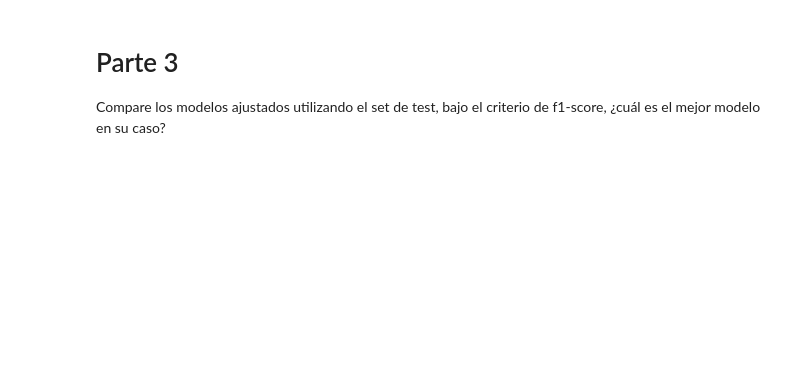
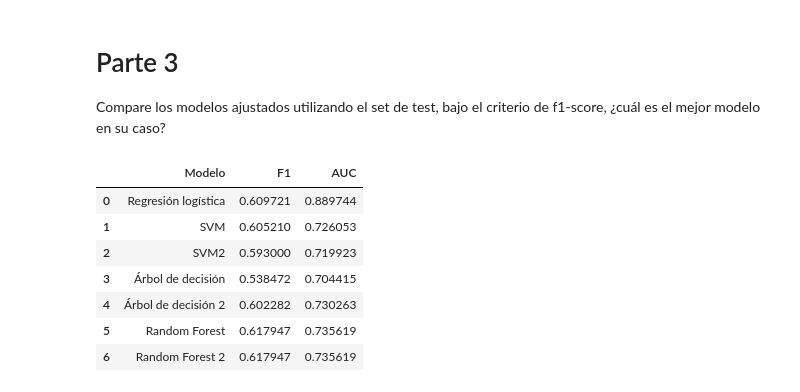
Before and after one commit to davidlealo/tallermodelossupervisados, a Jupyter notebook: segundo_taller_v4.ipynb, the cells around one changed output. Cells and saved outputs as stored; diff of their text form; code cells hidden in the pictures; blank space fills up the shorter version.

```diff
--- a/segundo_taller_v4.ipynb
+++ b/segundo_taller_v4.ipynb
@@ -548,3 +618,28 @@ RandomForestClassifier(random_state=2023)
 # Parte 3
 
 Compare los modelos ajustados utilizando el set de test, bajo el criterio de f1-score, ¿cuál es el mejor modelo en su caso?
+# %%
+# Importar library de F1 y AUC
+from sklearn.metrics import f1_score, roc_auc_score
+
+# Construccion dataframe de resultados con regresión logística, SVM, SVM2, Árbol de decisión, Árbol de decisión 2, Random Forest y Random Forest 2
+resultados = pd.DataFrame(columns=['Modelo','F1','AUC'])
+resultados.loc[0] = ['Regresión logística',f1_score(y_test,y_predlog),roc_auc_score(y_test,y_problog)]
+resultados.loc[1] = ['SVM',f1_score(y_test,y_predsvm),roc_auc_score(y_test,y_predsvm)]
+resultados.loc[2] = ['SVM2',f1_score(y_test,y_predsvm2),roc_auc_score(y_test,y_predsvm2)]
+resultados.loc[3] = ['Árbol de decisión',f1_score(y_test,y_predad),roc_auc_score(y_test,y_predad)]
+resultados.loc[4] = ['Árbol de decisión 2',f1_score(y_test,y_predad2),roc_auc_score(y_test,y_predad2)]
+resultados.loc[5] = ['Random Forest',f1_score(y_test,y_predrf),roc_auc_score(y_test,y_predrf)]
+resultados.loc[6] = ['Random Forest 2',f1_score(y_test,y_predrf2),roc_auc_score(y_test,y_predrf2)]
+# %%
+# Mostrar dataframe de resultados
+display(resultados)
+# %% [output]
+|  | Modelo | F1 | AUC |
+| 0 | Regresión logística | 0.609721 | 0.889744 |
+| 1 | SVM | 0.605210 | 0.726053 |
+| 2 | SVM2 | 0.593000 | 0.719923 |
+| 3 | Árbol de decisión | 0.538472 | 0.704415 |
+| 4 | Árbol de decisión 2 | 0.602282 | 0.730263 |
+| 5 | Random Forest | 0.617947 | 0.735619 |
+| 6 | Random Forest 2 | 0.617947 | 0.735619 |
```
Also changed, not shown: parts of 5 cells of this notebook.
